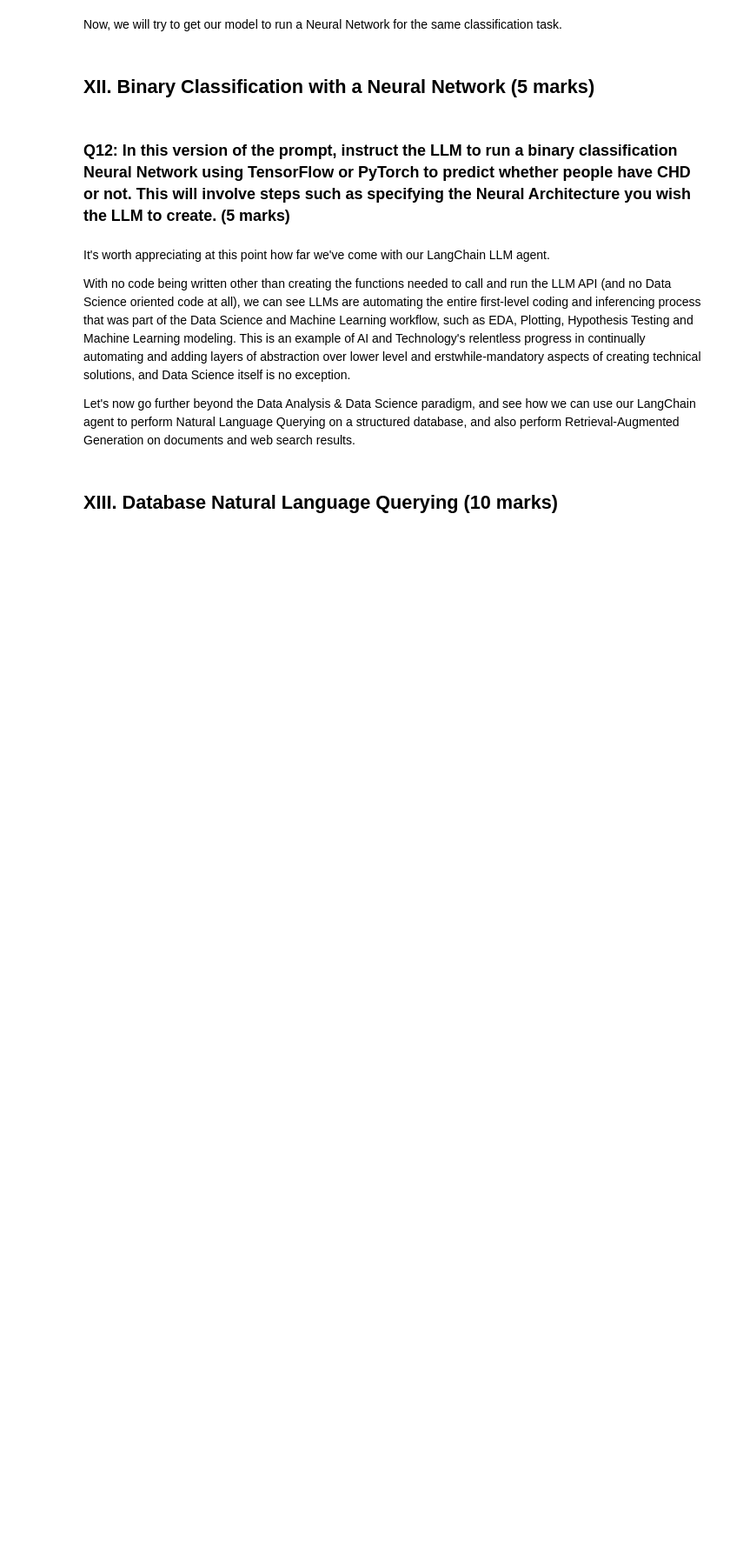
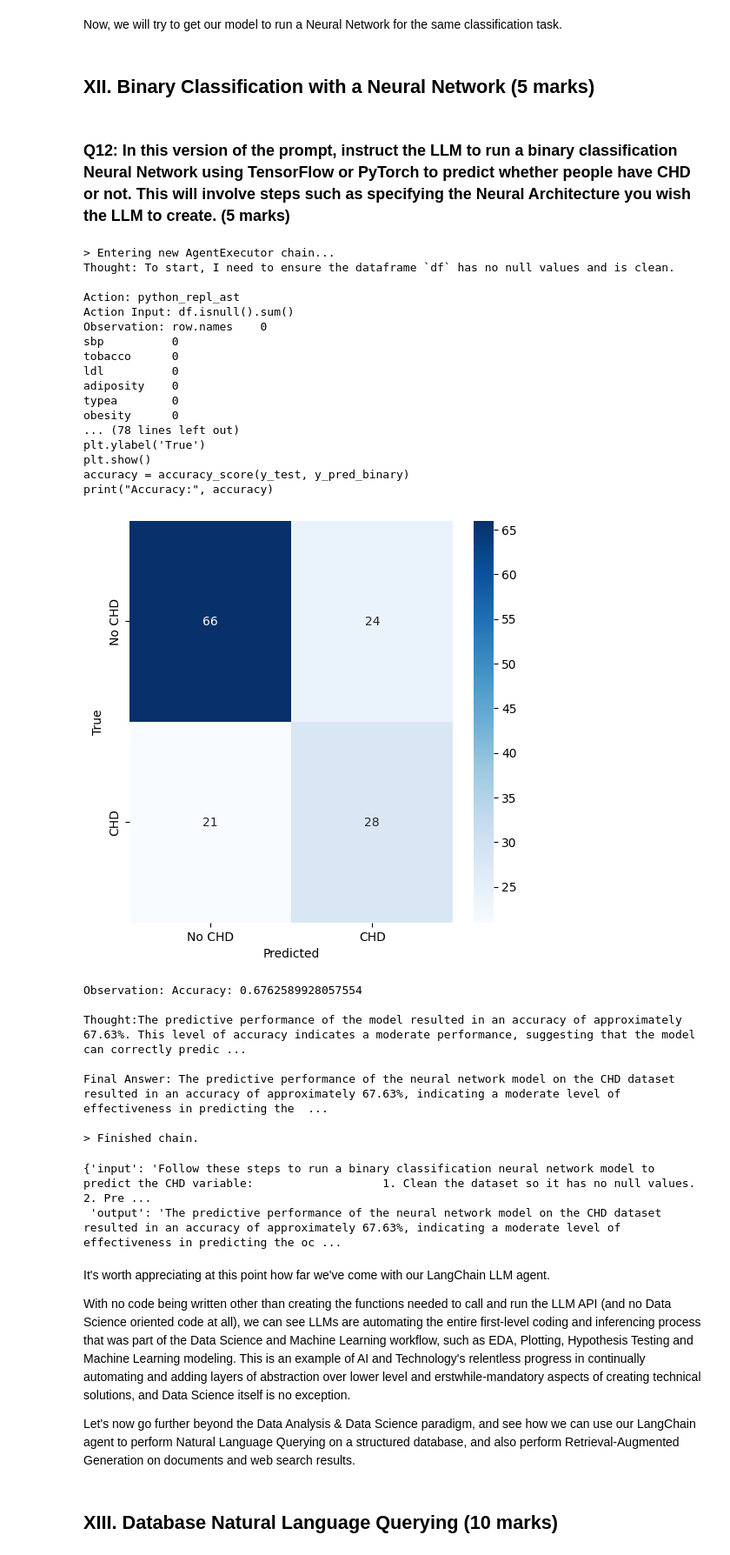
Before and after one commit to weprintmoney/LLMPractice, a Jupyter notebook: 10_20_LangChain_Data_Science_Assistant.ipynb, the cells around one changed output. Shown at 87% size. Drawn from its saved outputs; the diff is of its cells as text; code cells hidden in the pictures; blank space fills up the shorter version.

```diff
--- a/10_20_LangChain_Data_Science_Assistant.ipynb
+++ b/10_20_LangChain_Data_Science_Assistant.ipynb
@@ -553,9 +596,51 @@ Now, we will try to get our model to run a Neural Network for the same classific
 # %%
 # Remember to be as precise in your instructions as possible. This just helps to reduce the probability of the
 # model mis-interpreting our commands
 
-nn_model_prompt = '_____'
-_____
+nn_model_prompt = 'Follow these steps to run a binary classification neural network model to predict the CHD variable:\
+                   1. Clean the dataset so it has no null values.\
+                   2. Preprocess the dataset so it is ready for use by your selected model.\
+                   3. Define a multi-layer neural network with an input layer, 3 64 neuron hidden layers, and an output layer for binary classification.\
+                   3a.  Add a 0.2 dropout layer after the second hidden layer.\
+                   3b.  Use ReLU activation for the hidden layers, and sigmoid for the output layer.\
+                   3c.  Use a tensorflow framework to run this model.\
+                   4. Run the selected model to classify people into Outcome 1 or Outcome 0 with the following steps:\
+                   4a. Split the data into Train and Test sets. Use a 70/30 split. These datasets should not contain the Outcome column.\
+                   4b. Train the model on the Train dataset with 50 epochs. Use a verbosity level of 0.\
+                   4c. Obtain y_pred by predicting on X_test and use a threshold to convert y_pred into binary values.\
+                   4d. Plot the Confusion Matrix inline.\
+                   4e.  Print the accuracy score between binary y_pred and y_test.\
+                   5. Comment on the predictive performance of the model.'
+
+agent.invoke(nn_model_prompt)
+# %% [output]
+> Entering new AgentExecutor chain...
+Thought: To start, I need to ensure the dataframe `df` has no null values and is clean.
+
+Action: python_repl_ast
+Action Input: df.isnull().sum()
+Observation: row.names    0
+sbp          0
+tobacco      0
+ldl          0
+adiposity    0
+typea        0
+obesity      0
+... (78 lines left out)
+plt.ylabel('True')
+plt.show()
+accuracy = accuracy_score(y_test, y_pred_binary)
+print("Accuracy:", accuracy)
+[figure, added]
+Observation: Accuracy: 0.6762589928057554
+
+Thought:The predictive performance of the model resulted in an accuracy of approximately 67.63%. This level of accuracy indicates a moderate performance, suggesting that the model can correctly predic ...
+
+Final Answer: The predictive performance of the neural network model on the CHD dataset resulted in an accuracy of approximately 67.63%, indicating a moderate level of effectiveness in predicting the  ...
+
+> Finished chain.
+{'input': 'Follow these steps to run a binary classification neural network model to predict the CHD variable:                   1. Clean the dataset so it has no null values.                   2. Pre ...
+ 'output': 'The predictive performance of the neural network model on the CHD dataset resulted in an accuracy of approximately 67.63%, indicating a moderate level of effectiveness in predicting the oc ...
 # %% [markdown]
 It's worth appreciating at this point how far we've come with our LangChain LLM agent.
 
```
Also changed, not shown: parts of 24 cells of this notebook.
